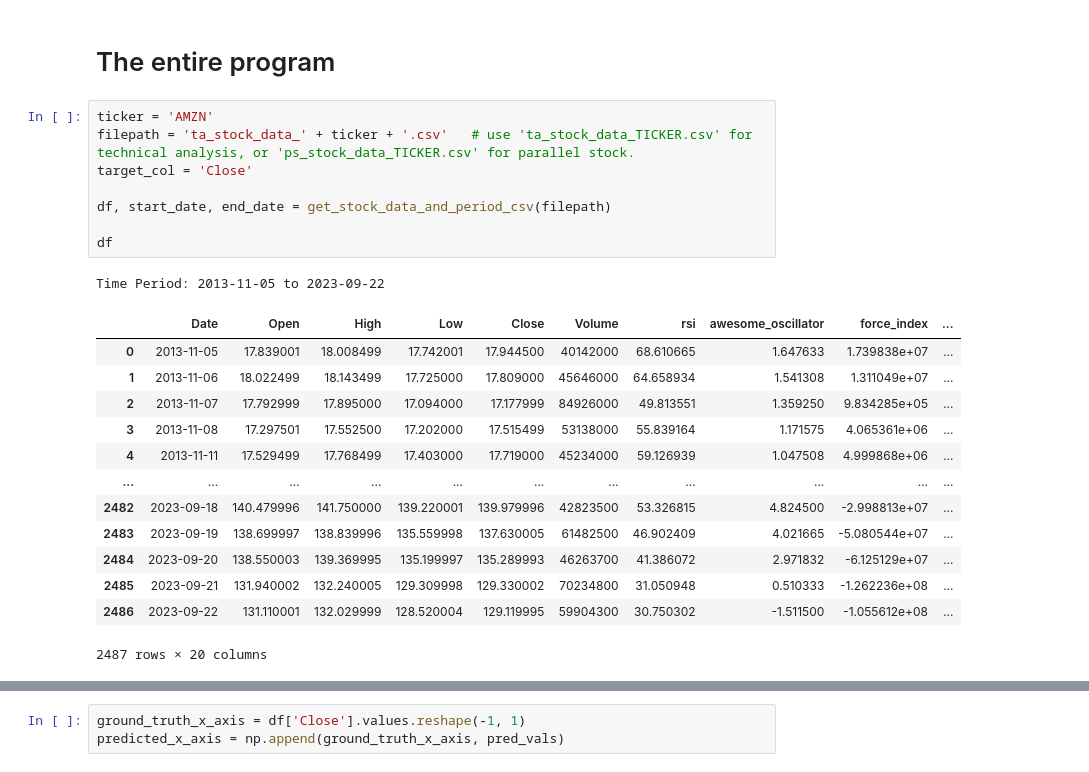
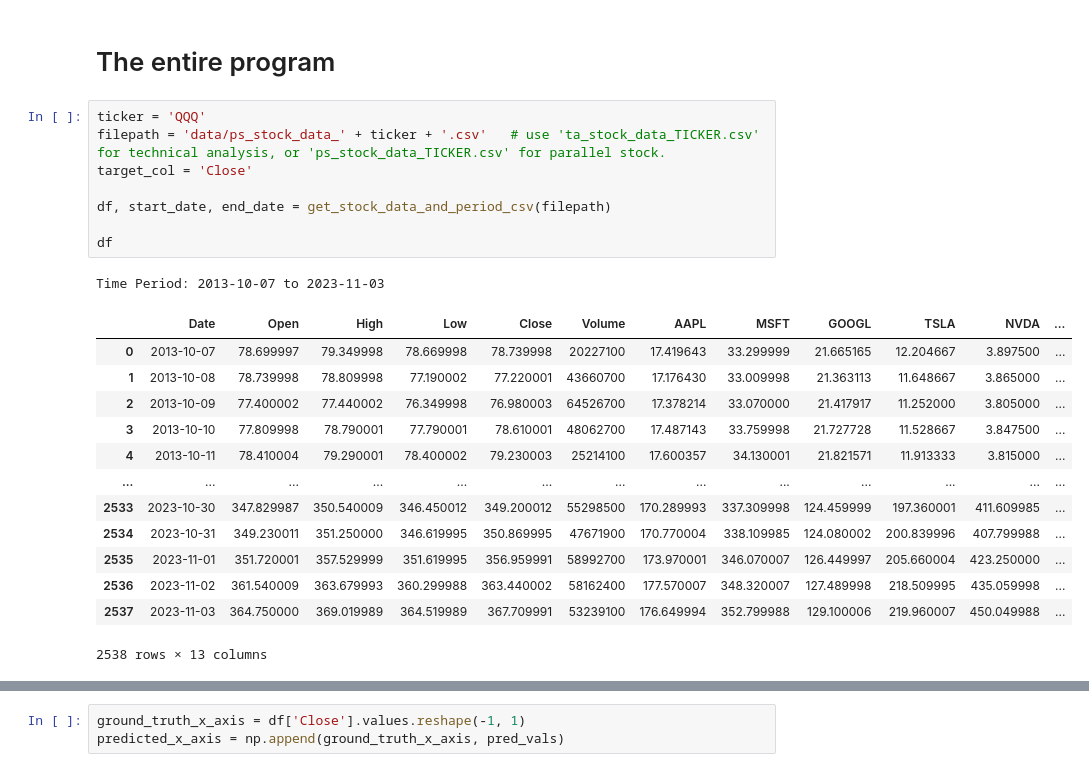
Before and after one commit to harshavb/trading-research, a Jupyter notebook: ForecastTransformer/ForecastTransformer.ipynb, the cells around one changed output, grey strips where cells are left out. Cells and saved outputs as stored; diff of their text form.

```diff
--- a/ForecastTransformer/ForecastTransformer.ipynb
+++ b/ForecastTransformer/ForecastTransformer.ipynb
@@ -401,28 +401,28 @@ def plot_loss_chart(history):
 # %% [markdown]
 # The entire program
 # %%
-ticker = 'AMZN'
-filepath = 'ta_stock_data_' + ticker + '.csv'   # use 'ta_stock_data_TICKER.csv' for technical analysis, or 'ps_stock_data_TICKER.csv' for parallel stock.
+ticker = 'QQQ'
+filepath = 'data/ps_stock_data_' + ticker + '.csv'   # use 'ta_stock_data_TICKER.csv' for technical analysis, or 'ps_stock_data_TICKER.csv' for parallel stock.
 target_col = 'Close'
 
 df, start_date, end_date = get_stock_data_and_period_csv(filepath)
 
 df
 # %% [output]
-Time Period: 2013-11-05 to 2023-09-22
+Time Period: 2013-10-07 to 2023-11-03
-|  | Date | Open | High | Low | Close | Volume | rsi | awesome_oscillator | force_index | ... |
-| 0 | 2013-11-05 | 17.839001 | 18.008499 | 17.742001 | 17.944500 | 40142000 | 68.610665 | 1.647633 | 1.739838e+07 | ... |
-| 1 | 2013-11-06 | 18.022499 | 18.143499 | 17.725000 | 17.809000 | 45646000 | 64.658934 | 1.541308 | 1.311049e+07 | ... |
-| 2 | 2013-11-07 | 17.792999 | 17.895000 | 17.094000 | 17.177999 | 84926000 | 49.813551 | 1.359250 | 9.834285e+05 | ... |
-| 3 | 2013-11-08 | 17.297501 | 17.552500 | 17.202000 | 17.515499 | 53138000 | 55.839164 | 1.171575 | 4.065361e+06 | ... |
-| 4 | 2013-11-11 | 17.529499 | 17.768499 | 17.403000 | 17.719000 | 45234000 | 59.126939 | 1.047508 | 4.999868e+06 | ... |
-| ... | ... | ... | ... | ... | ... | ... | ... | ... | ... | ... |
-| 2482 | 2023-09-18 | 140.479996 | 141.750000 | 139.220001 | 139.979996 | 42823500 | 53.326815 | 4.824500 | -2.998813e+07 | ... |
-| 2483 | 2023-09-19 | 138.699997 | 138.839996 | 135.559998 | 137.630005 | 61482500 | 46.902409 | 4.021665 | -5.080544e+07 | ... |
-| 2484 | 2023-09-20 | 138.550003 | 139.369995 | 135.199997 | 135.289993 | 46263700 | 41.386072 | 2.971832 | -6.125129e+07 | ... |
-| 2485 | 2023-09-21 | 131.940002 | 132.240005 | 129.309998 | 129.330002 | 70234800 | 31.050948 | 0.510333 | -1.262236e+08 | ... |
-| 2486 | 2023-09-22 | 131.110001 | 132.029999 | 128.520004 | 129.119995 | 59904300 | 30.750302 | -1.511500 | -1.055612e+08 | ... |
+|  | Date | Open | High | Low | Close | Volume | AAPL | MSFT | GOOGL | TSLA | NVDA | ... |
+| 0 | 2013-10-07 | 78.699997 | 79.349998 | 78.669998 | 78.739998 | 20227100 | 17.419643 | 33.299999 | 21.665165 | 12.204667 | 3.897500 | ... |
+| 1 | 2013-10-08 | 78.739998 | 78.809998 | 77.190002 | 77.220001 | 43660700 | 17.176430 | 33.009998 | 21.363113 | 11.648667 | 3.865000 | ... |
+| 2 | 2013-10-09 | 77.400002 | 77.440002 | 76.349998 | 76.980003 | 64526700 | 17.378214 | 33.070000 | 21.417917 | 11.252000 | 3.805000 | ... |
+| 3 | 2013-10-10 | 77.809998 | 78.790001 | 77.790001 | 78.610001 | 48062700 | 17.487143 | 33.759998 | 21.727728 | 11.528667 | 3.847500 | ... |
+| 4 | 2013-10-11 | 78.410004 | 79.290001 | 78.400002 | 79.230003 | 25214100 | 17.600357 | 34.130001 | 21.821571 | 11.913333 | 3.815000 | ... |
+| ... | ... | ... | ... | ... | ... | ... | ... | ... | ... | ... | ... | ... |
+| 2533 | 2023-10-30 | 347.829987 | 350.540009 | 346.450012 | 349.200012 | 55298500 | 170.289993 | 337.309998 | 124.459999 | 197.360001 | 411.609985 | ... |
+| 2534 | 2023-10-31 | 349.230011 | 351.250000 | 346.619995 | 350.869995 | 47671900 | 170.770004 | 338.109985 | 124.080002 | 200.839996 | 407.799988 | ... |
+| 2535 | 2023-11-01 | 351.720001 | 357.529999 | 351.619995 | 356.959991 | 58992700 | 173.970001 | 346.070007 | 126.449997 | 205.660004 | 423.250000 | ... |
+| 2536 | 2023-11-02 | 361.540009 | 363.679993 | 360.299988 | 363.440002 | 58162400 | 177.570007 | 348.320007 | 127.489998 | 218.509995 | 435.059998 | ... |
+| 2537 | 2023-11-03 | 364.750000 | 369.019989 | 364.519989 | 367.709991 | 53239100 | 176.649994 | 352.799988 | 129.100006 | 219.960007 | 450.049988 | ... |
-2487 rows × 20 columns
+2538 rows × 13 columns
 # %%
 df_copy = dataframe_copy(df)
 df = dataframe_clean(df)
```
Also changed, not shown: parts of 13 cells of this notebook.
